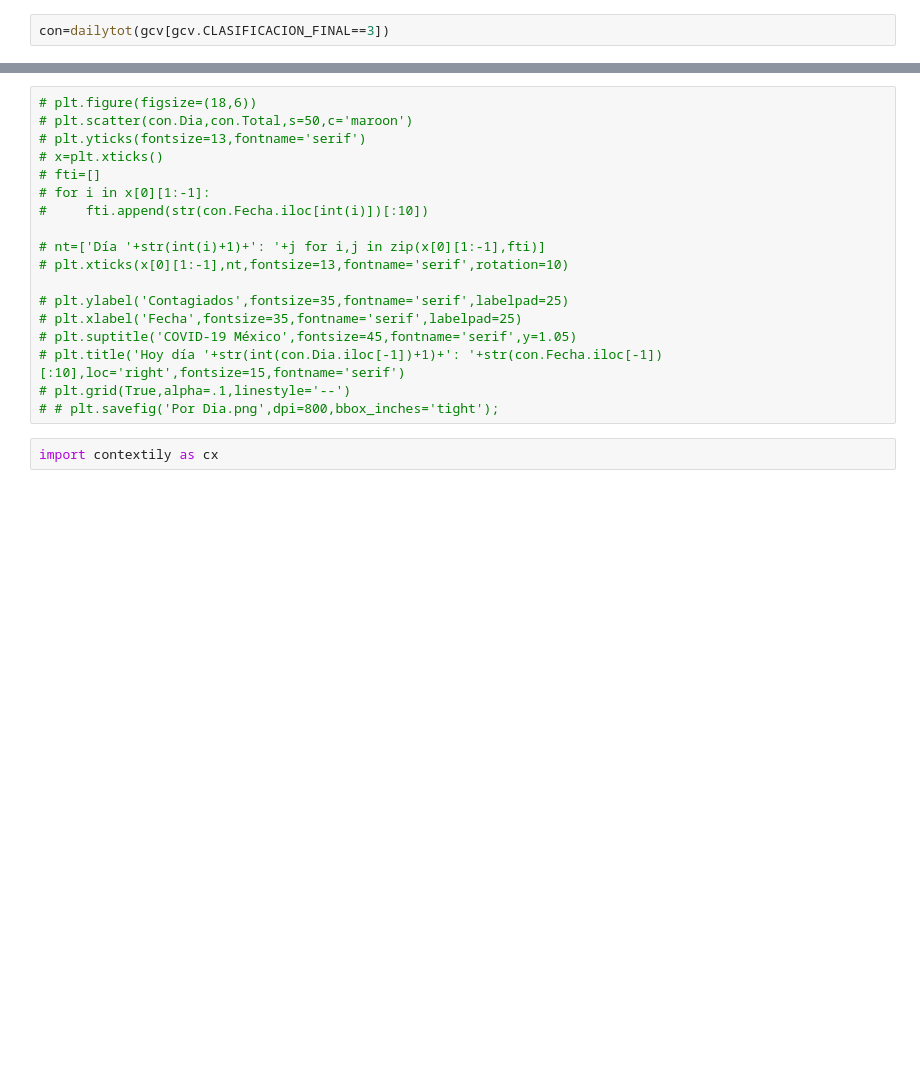
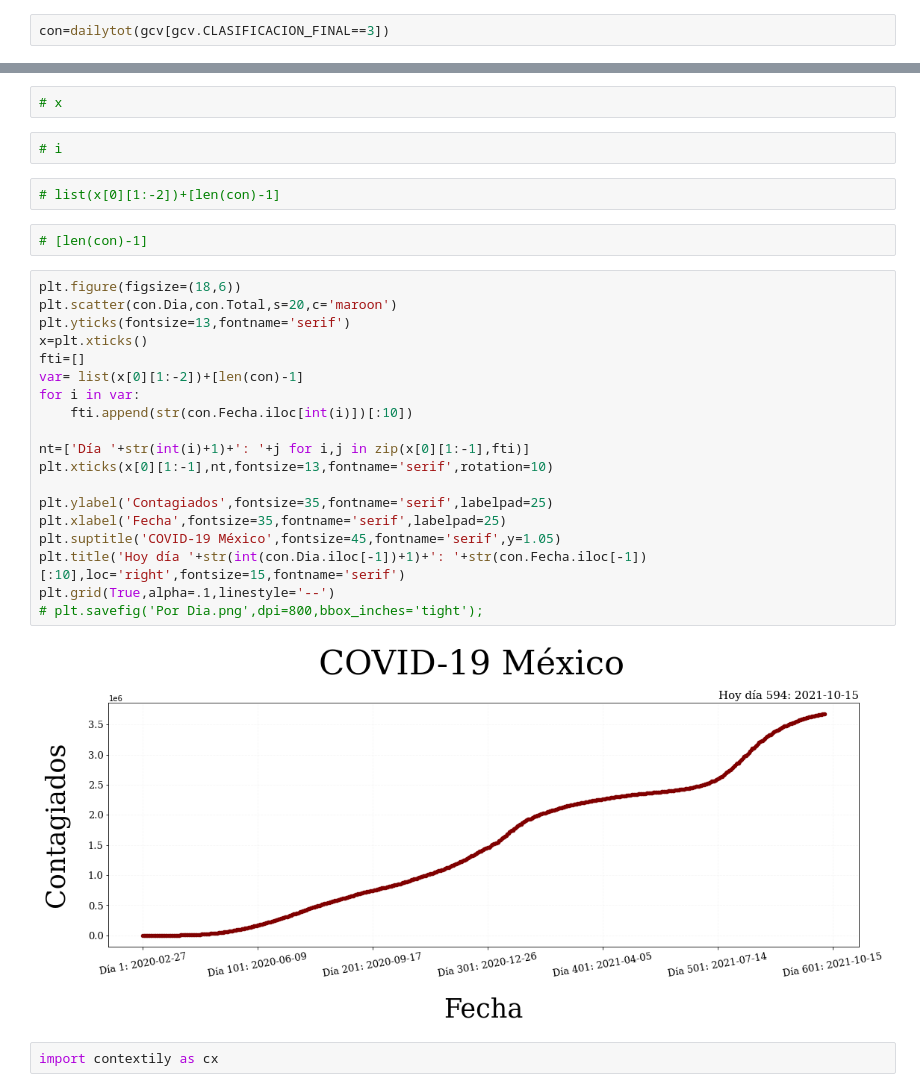
Before and after one commit to EGLL69247/COVID-V2, a Jupyter notebook: COVID.ipynb, the cells around one changed output, grey strips where cells are left out. Drawn from its saved outputs; the diff is of its cells as text; blank space fills up the shorter version.

```diff
--- a/COVID.ipynb
+++ b/COVID.ipynb
@@ -455,21 +445,32 @@ con=dailytot(gcv[gcv.CLASIFICACION_FINAL==3])
+# %%
+# x
+# %%
+# i
+# %%
+# list(x[0][1:-2])+[len(con)-1]
+# %%
+# [len(con)-1]
 # %%
-# plt.figure(figsize=(18,6))
-# plt.scatter(con.Dia,con.Total,s=50,c='maroon')
-# plt.yticks(fontsize=13,fontname='serif')
-# x=plt.xticks()
-# fti=[]
-# for i in x[0][1:-1]:
-#     fti.append(str(con.Fecha.iloc[int(i)])[:10])
+plt.figure(figsize=(18,6))
+plt.scatter(con.Dia,con.Total,s=20,c='maroon')
+plt.yticks(fontsize=13,fontname='serif')
+x=plt.xticks()
+fti=[]
+var= list(x[0][1:-2])+[len(con)-1]
+for i in var:
+    fti.append(str(con.Fecha.iloc[int(i)])[:10])
 
-# nt=['Día '+str(int(i)+1)+': '+j for i,j in zip(x[0][1:-1],fti)]
-# plt.xticks(x[0][1:-1],nt,fontsize=13,fontname='serif',rotation=10)
+nt=['Día '+str(int(i)+1)+': '+j for i,j in zip(x[0][1:-1],fti)]
+plt.xticks(x[0][1:-1],nt,fontsize=13,fontname='serif',rotation=10)
 
-# plt.ylabel('Contagiados',fontsize=35,fontname='serif',labelpad=25)
-# plt.xlabel('Fecha',fontsize=35,fontname='serif',labelpad=25)
-# plt.suptitle('COVID-19 México',fontsize=45,fontname='serif',y=1.05)
-# plt.title('Hoy día '+str(int(con.Dia.iloc[-1])+1)+': '+str(con.Fecha.iloc[-1])[:10],loc='right',fontsize=15,fontname='serif')
-# plt.grid(True,alpha=.1,linestyle='--')
-# # plt.savefig('Por Dia.png',dpi=800,bbox_inches='tight');
+plt.ylabel('Contagiados',fontsize=35,fontname='serif',labelpad=25)
+plt.xlabel('Fecha',fontsize=35,fontname='serif',labelpad=25)
+plt.suptitle('COVID-19 México',fontsize=45,fontname='serif',y=1.05)
+plt.title('Hoy día '+str(int(con.Dia.iloc[-1])+1)+': '+str(con.Fecha.iloc[-1])[:10],loc='right',fontsize=15,fontname='serif')
+plt.grid(True,alpha=.1,linestyle='--')
+# plt.savefig('Por Dia.png',dpi=800,bbox_inches='tight');
+# %% [output]
+[figure, added]
 # %%
 import contextily as cx
 # %%
```
Also changed, not shown: parts of 19 cells of this notebook.
